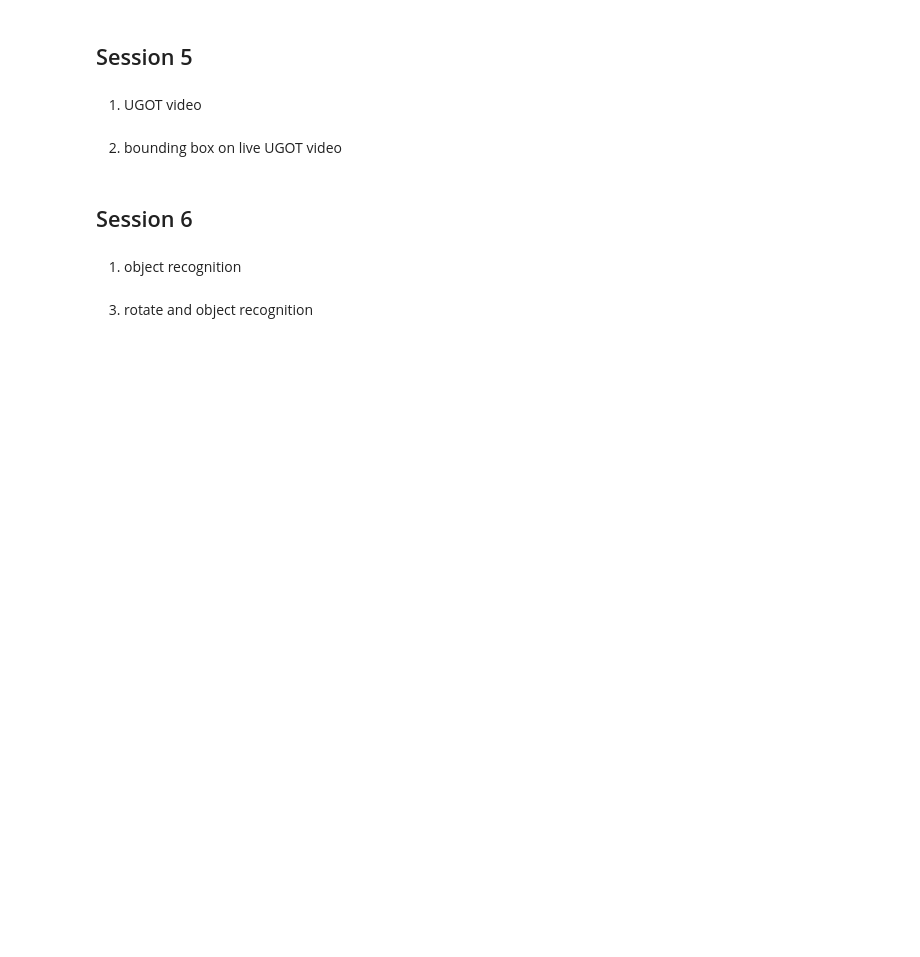
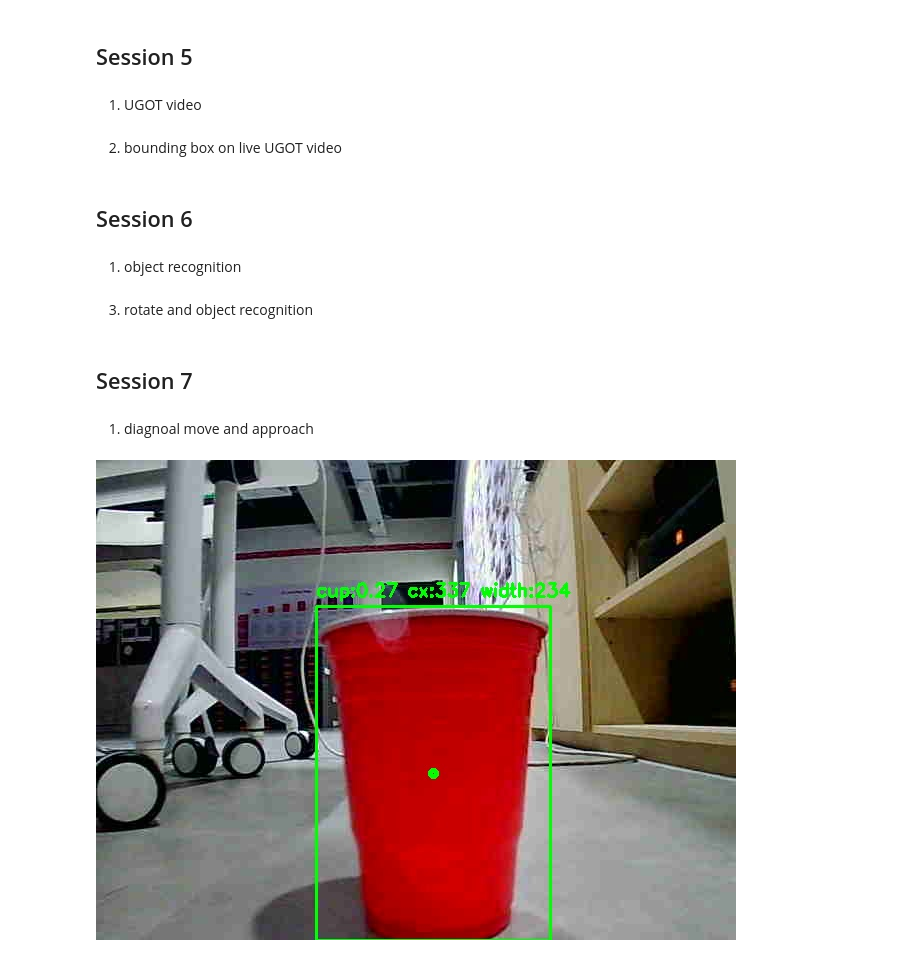
Before and after one commit to mblijian/VS-Code, a Jupyter notebook: Level5/L5204T1/L5_CD.ipynb, the cells around one changed output. Cells and saved outputs as stored; diff of their text form; code cells hidden in the pictures; blank space fills up the shorter version.

```diff
--- a/Level5/L5204T1/L5_CD.ipynb
+++ b/Level5/L5204T1/L5_CD.ipynb
@@ -4795,6 +4801,10 @@ if found:
     print("Found", target)
 else:
     print:("Not found")
+# %% [markdown]
+## Session 7
+# %% [markdown]
+1. diagnoal move and approach
 # %%
 # mecanum approach, recognizes and get closer : flag version
 import time
@@ -4814,32 +4824,34 @@ while True:
     cx = None
     cup_width = None   # flag
     for box in results[0].boxes:
         name = model.names[int(box.cls[0])]
         conf = float(box.conf[0])
         if name == "cup":
             x1,y1,x2,y2 = map(int,box.xyxy[0])
             cx = (x1+x2)//2
             cy = (y1+y2)//2
             cup_width = int(x2-x1)
             cv2.rectangle(frame,(x1,y1),(x2,y2),(0,255,0),2)
             cv2.circle(frame,(cx,cy),3,(0,255,0),3)
             cv2.putText(frame,f"{name}:{conf:.2f} cx:{cx} width:{cup_width}",(x1,y1-10),cv2.FONT_HERSHEY_SIMPLEX,0.6,(0,255,0),2)
 
 
     # show the frame with boxes in notebook
     ok,picture_jpg = cv2.imencode(".jpg",frame)
     display(Image(picture_jpg.tobytes()))
     clear_output(True)
 
     if cx is None:
         got.mecanum_move_xyz(0,10,0)
-    elif cup_width > 100 and 300< cx< 360:
+    elif cup_width > 120 and 300< cx< 340:
         got.mecanum_stop()
         break
 
-    elif cx> 360:
+    elif cx> 340:
         got.mecanum_move_xyz(10,10,0)
     elif cx< 300:
         got.mecanum_move_xyz(-18,10,0)
     else:
         got.mecanum_move_xyz(0,10,0)
+# %% [output]
+[figure, added]
```
Also changed, not shown: parts of 3 cells of this notebook, 1 other file.
